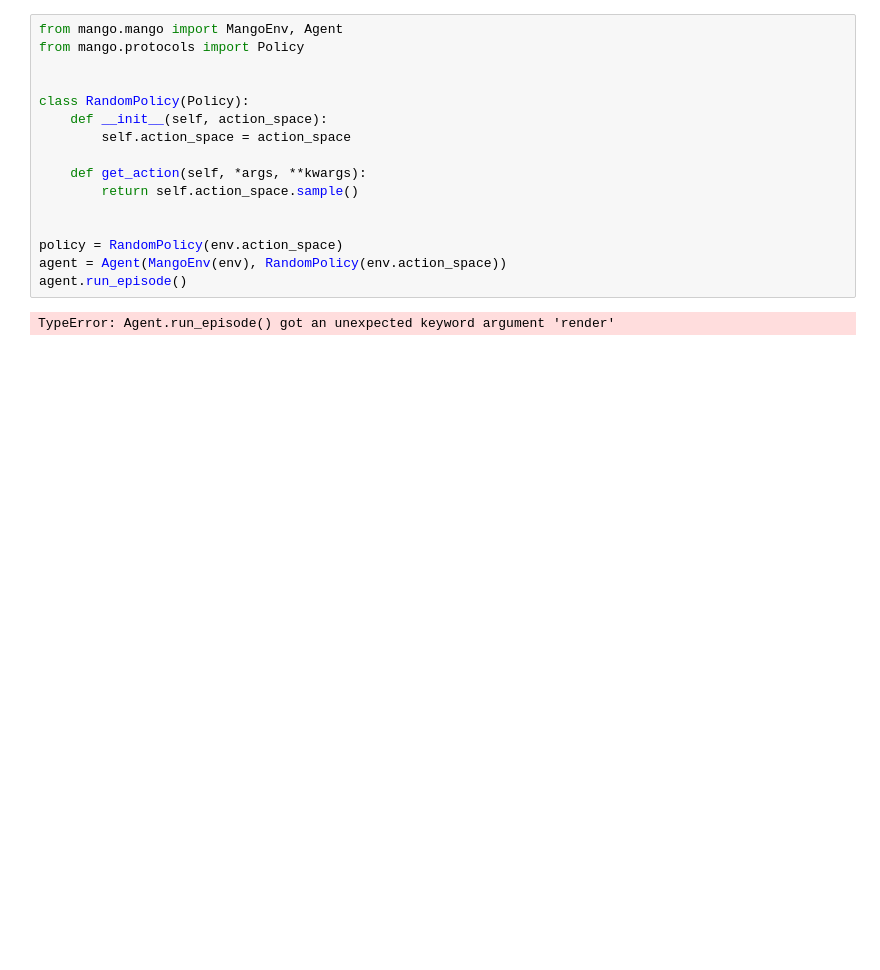
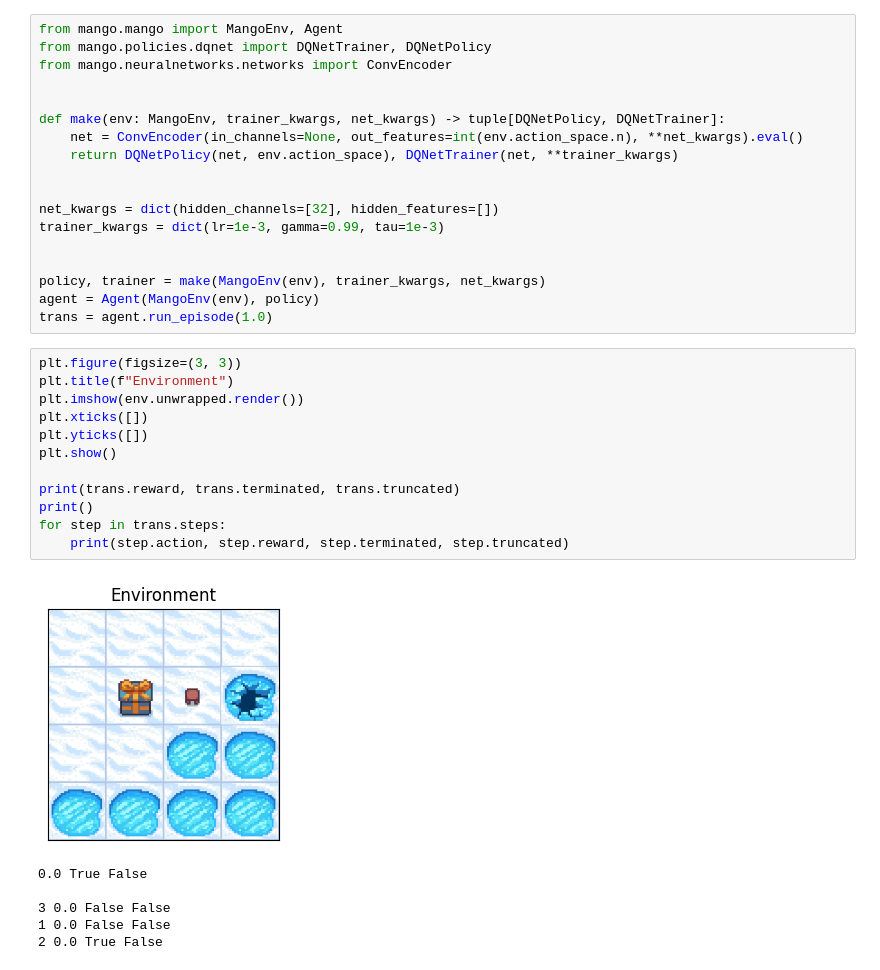
Before and after one commit to davidesartor/MANGO-lite, a Jupyter notebook: frozen_lake_tests/test_mango.ipynb, the cells around one changed output. Cells and saved outputs as stored; diff of their text form; blank space fills up the shorter version.

Commit message:
test policy construction

```diff
--- a/frozen_lake_tests/test_mango.ipynb
+++ b/frozen_lake_tests/test_mango.ipynb
@@ -21,18 +21,37 @@ plt.show()
-# %%
-from mango.mango import MangoEnv, Agent
-from mango.protocols import Policy
-
-
-class RandomPolicy(Policy):
-    def __init__(self, action_space):
-        self.action_space = action_space
-
-    def get_action(self, *args, **kwargs):
-        return self.action_space.sample()
-
-
-policy = RandomPolicy(env.action_space)
-agent = Agent(MangoEnv(env), RandomPolicy(env.action_space))
-agent.run_episode()
-# %% [output]
-TypeError: Agent.run_episode() got an unexpected keyword argument 'render'
+# %%
+from mango.mango import MangoEnv, Agent
+from mango.policies.dqnet import DQNetTrainer, DQNetPolicy
+from mango.neuralnetworks.networks import ConvEncoder
+
+
+def make(env: MangoEnv, trainer_kwargs, net_kwargs) -> tuple[DQNetPolicy, DQNetTrainer]:
+    net = ConvEncoder(in_channels=None, out_features=int(env.action_space.n), **net_kwargs).eval()
+    return DQNetPolicy(net, env.action_space), DQNetTrainer(net, **trainer_kwargs)
+
+
+net_kwargs = dict(hidden_channels=[32], hidden_features=[])
+trainer_kwargs = dict(lr=1e-3, gamma=0.99, tau=1e-3)
+
+
+policy, trainer = make(MangoEnv(env), trainer_kwargs, net_kwargs)
+agent = Agent(MangoEnv(env), policy)
+trans = agent.run_episode(1.0)
+# %%
+plt.figure(figsize=(3, 3))
+plt.title(f"Environment")
+plt.imshow(env.unwrapped.render())
+plt.xticks([])
+plt.yticks([])
+plt.show()
+
+print(trans.reward, trans.terminated, trans.truncated)
+print()
+for step in trans.steps:
+    print(step.action, step.reward, step.terminated, step.truncated)
+# %% [output]
+[figure, added]
+0.0 True False
+
+3 0.0 False False
+1 0.0 False False
+2 0.0 True False
```
Also changed, not shown: parts of 1 cell of this notebook, 1 other file.
